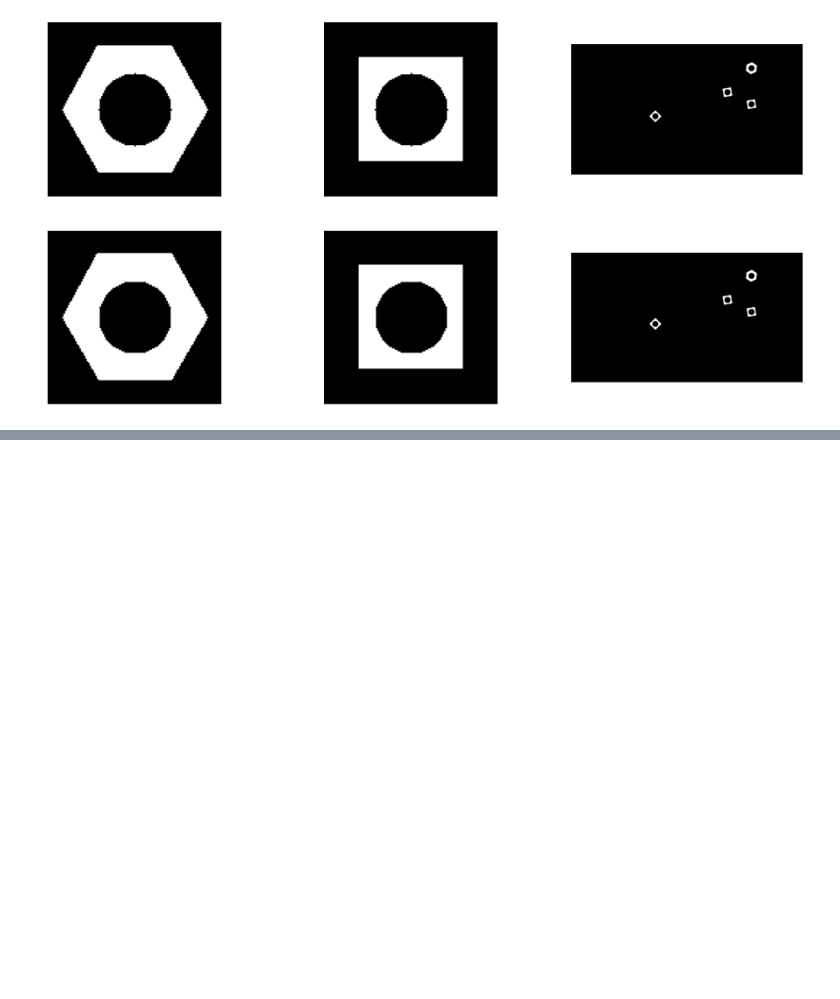
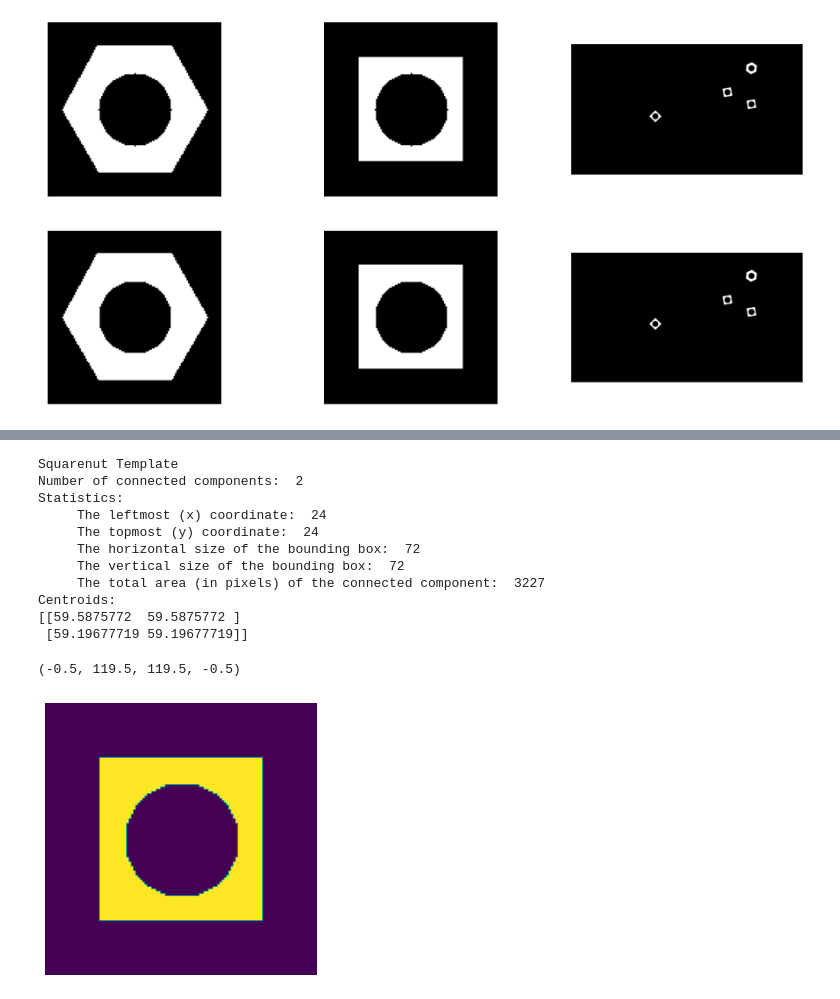
Before and after one commit to dulmi-99/Image-Processing-and-Machine-Vision, a Jupyter notebook: Assignments/Assignment 3/190107T_a03.ipynb, the cells around one changed output, grey strips where cells are left out. Saved outputs shown, nothing was run; the diff lists cells and outputs as text; code cells hidden in the pictures; blank space fills up the shorter version.

```diff
--- a/Assignments/Assignment 3/190107T_a03.ipynb
+++ b/Assignments/Assignment 3/190107T_a03.ipynb
@@ -94,0 +136,29 @@ plt.show()
+# %%
+print('Squarenut Template ')
+print('Number of connected components: ', square_n_labels)
+print('Statistics: ')
+print('     The leftmost (x) coordinate: ', square_stats[1, cv.CC_STAT_LEFT])
+print('     The topmost (y) coordinate: ', square_stats[1, cv.CC_STAT_TOP])
+print('     The horizontal size of the bounding box: ', square_stats[1, cv.CC_STAT_WIDTH])
+print('     The vertical size of the bounding box: ' ,square_stats[1, cv.CC_STAT_HEIGHT])
+print('     The total area (in pixels) of the connected component: ', square_stats[1, cv.CC_STAT_AREA])
+print('Centroids: ')
+print(square_centroids )
+
+fig,ax=plt.subplots(1,1,figsize=(5,5))
+ax.imshow(square_labels)
+ax.axis(False)
+# %% [output]
+Squarenut Template
+Number of connected components:  2
+Statistics:
+     The leftmost (x) coordinate:  24
+     The topmost (y) coordinate:  24
+     The horizontal size of the bounding box:  72
+     The vertical size of the bounding box:  72
+     The total area (in pixels) of the connected component:  3227
+Centroids:
+[[59.5875772  59.5875772 ]
+ [59.19677719 59.19677719]]
+(-0.5, 119.5, 119.5, -0.5)
+[figure, added]
```
Also changed, not shown: parts of 6 cells of this notebook.
